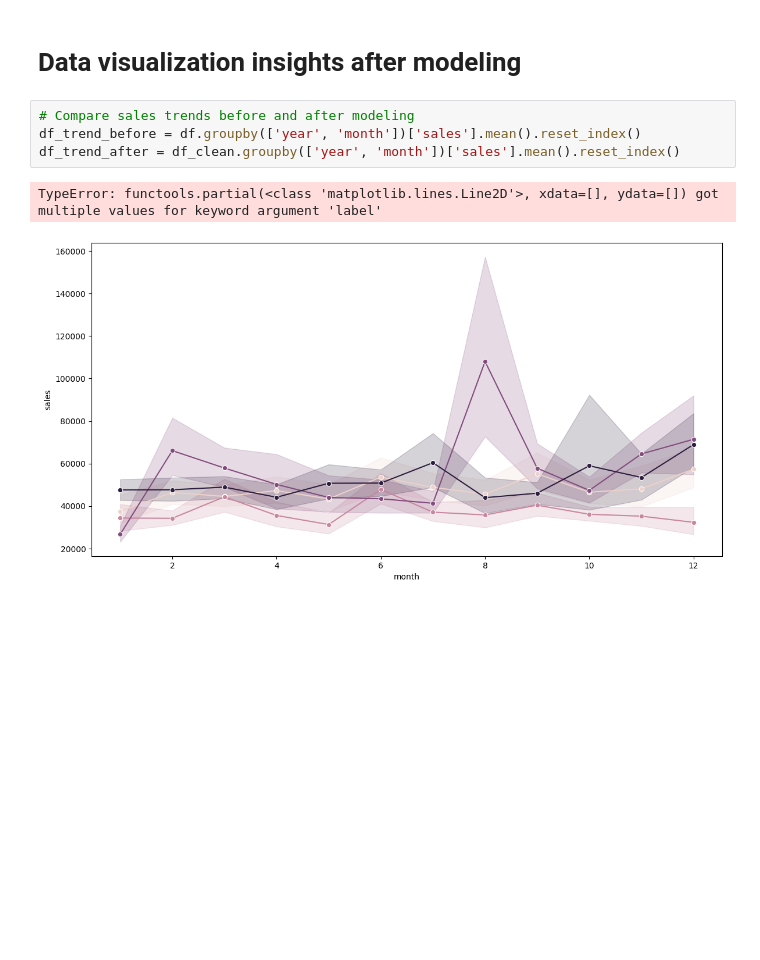
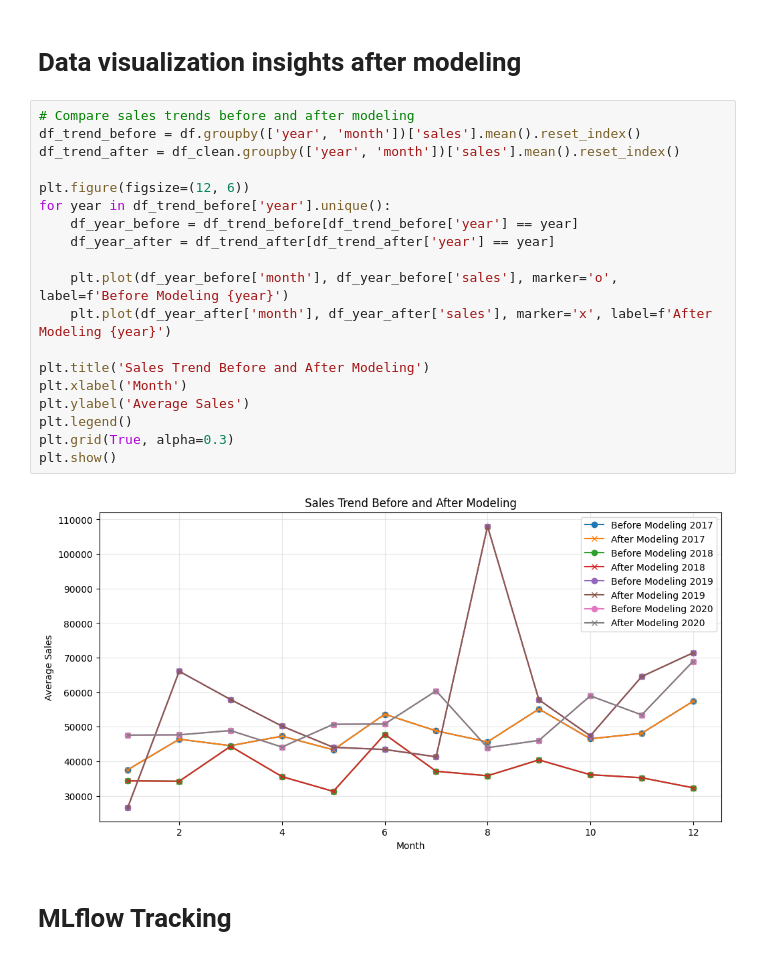
Before and after one commit to Mipjeiger/pharmacy-ml-engineer-end-to-end-enterprise-project, a Jupyter notebook: notebook/eda.ipynb, the cells around one changed output. Drawn from its saved outputs; the diff is of its cells as text; blank space fills up the shorter version.

```diff
--- a/notebook/eda.ipynb
+++ b/notebook/eda.ipynb
@@ -367,7 +367,23 @@ model_performance.sort_values(by='R2', ascending=False)
 # %%
 # Compare sales trends before and after modeling
 df_trend_before = df.groupby(['year', 'month'])['sales'].mean().reset_index()
 df_trend_after = df_clean.groupby(['year', 'month'])['sales'].mean().reset_index()
+
+plt.figure(figsize=(12, 6))
+for year in df_trend_before['year'].unique():
+    df_year_before = df_trend_before[df_trend_before['year'] == year]
+    df_year_after = df_trend_after[df_trend_after['year'] == year]
+
+    plt.plot(df_year_before['month'], df_year_before['sales'], marker='o', label=f'Before Modeling {year}')
+    plt.plot(df_year_after['month'], df_year_after['sales'], marker='x', label=f'After Modeling {year}')
+
+plt.title('Sales Trend Before and After Modeling')
+plt.xlabel('Month')
+plt.ylabel('Average Sales')
+plt.legend()
+plt.grid(True, alpha=0.3)
+plt.show()
 # %% [output]
-TypeError: functools.partial(<class 'matplotlib.lines.Line2D'>, xdata=[], ydata=[]) got multiple values for keyword argument 'label'
-[figure, old version]
+[figure, new version]
+# %% [markdown]
+# MLflow Tracking
```
Also changed, not shown: parts of 1 cell of this notebook, 1 other file.
